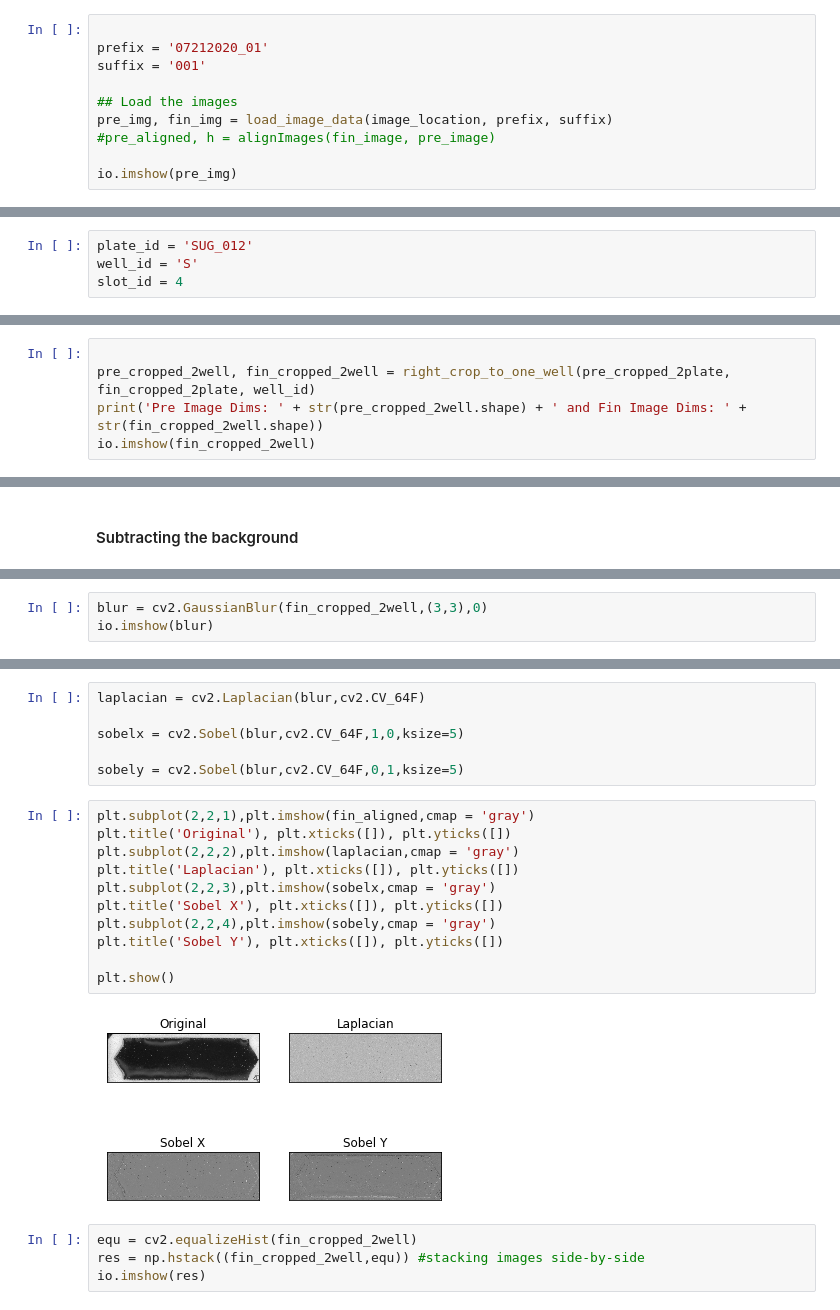
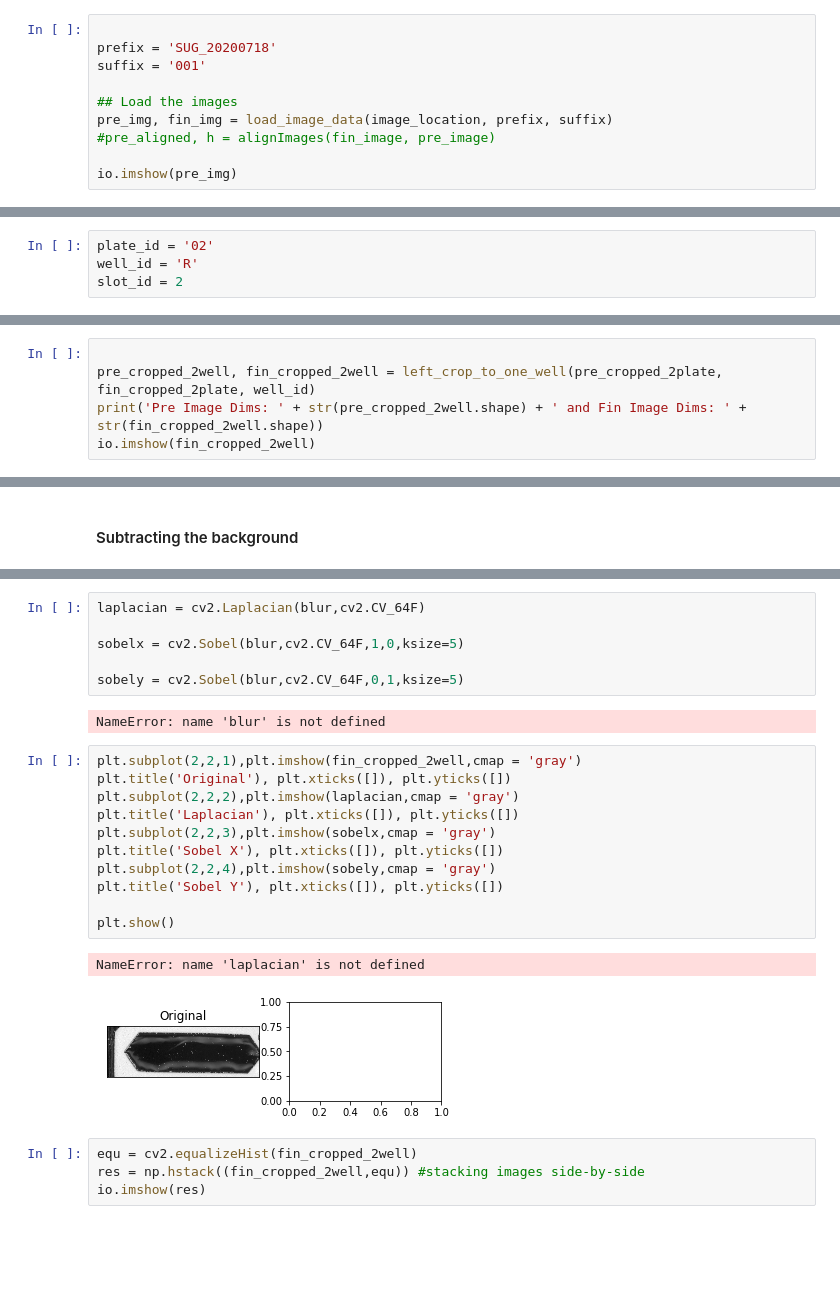
Before and after one commit to Neuroplant-Resources/Neuroplant-OWL, a Jupyter notebook: Image Analysis Adaptive Thresholding.ipynb, the cells around one changed output, grey strips where cells are left out. Cells and saved outputs as stored; diff of their text form; blank space fills up the shorter version.

```diff
--- a/Image Analysis Adaptive Thresholding.ipynb
+++ b/Image Analysis Adaptive Thresholding.ipynb
@@ -679,7 +687,7 @@ Chemotaxis index is -0.08196721311475409
 image_location = pathlib.Path('/Users/emilyfryer/Documents/Current_analysis/Images')
 # %%
 
-prefix = '07212020_01'
+prefix = 'SUG_20200718'
 suffix = '001'
 
 ## Load the images
@@ -693,8 +701,8 @@ io.imshow(pre_img)
 # %% [markdown]
 #### Aligning the post image to the pre image
 # %%
-plate_id = 'SUG_012'
-well_id = 'S'
-slot_id = 4
+plate_id = '02'
+well_id = 'R'
+slot_id = 2
 # %%
 fin_aligned, h = alignImages(pre_img, fin_img)
@@ -713,7 +726,7 @@ Pre Image Dims: (6026, 4004) and Fin Image Dims: (6026, 4004)
 #### Cropping to a single well
 # %%
 
-pre_cropped_2well, fin_cropped_2well = right_crop_to_one_well(pre_cropped_2plate, fin_cropped_2plate, well_id)
+pre_cropped_2well, fin_cropped_2well = left_crop_to_one_well(pre_cropped_2plate, fin_cropped_2plate, well_id)
 print('Pre Image Dims: ' + str(pre_cropped_2well.shape) + ' and Fin Image Dims: ' + str(fin_cropped_2well.shape))
 io.imshow(fin_cropped_2well)
 # %% [output]
@@ -814,3 +836,0 @@ SUG_012
-# %%
-blur = cv2.GaussianBlur(fin_cropped_2well,(3,3),0)
-io.imshow(blur)
@@ -833,19 +872,22 @@ laplacian = cv2.Laplacian(blur,cv2.CV_64F)
 sobelx = cv2.Sobel(blur,cv2.CV_64F,1,0,ksize=5)
 
 sobely = cv2.Sobel(blur,cv2.CV_64F,0,1,ksize=5)
+# %% [output]
+NameError: name 'blur' is not defined
 # %%
-plt.subplot(2,2,1),plt.imshow(fin_aligned,cmap = 'gray')
+plt.subplot(2,2,1),plt.imshow(fin_cropped_2well,cmap = 'gray')
 plt.title('Original'), plt.xticks([]), plt.yticks([])
 plt.subplot(2,2,2),plt.imshow(laplacian,cmap = 'gray')
 plt.title('Laplacian'), plt.xticks([]), plt.yticks([])
 plt.subplot(2,2,3),plt.imshow(sobelx,cmap = 'gray')
 plt.title('Sobel X'), plt.xticks([]), plt.yticks([])
 plt.subplot(2,2,4),plt.imshow(sobely,cmap = 'gray')
 plt.title('Sobel Y'), plt.xticks([]), plt.yticks([])
 
 plt.show()
 # %% [output]
+NameError: name 'laplacian' is not defined
-[figure, old version]
+[figure, new version]
 # %%
 equ = cv2.equalizeHist(fin_cropped_2well)
 res = np.hstack((fin_cropped_2well,equ)) #stacking images side-by-side
```
Also changed, not shown: parts of 31 cells of this notebook, 5 other files.
